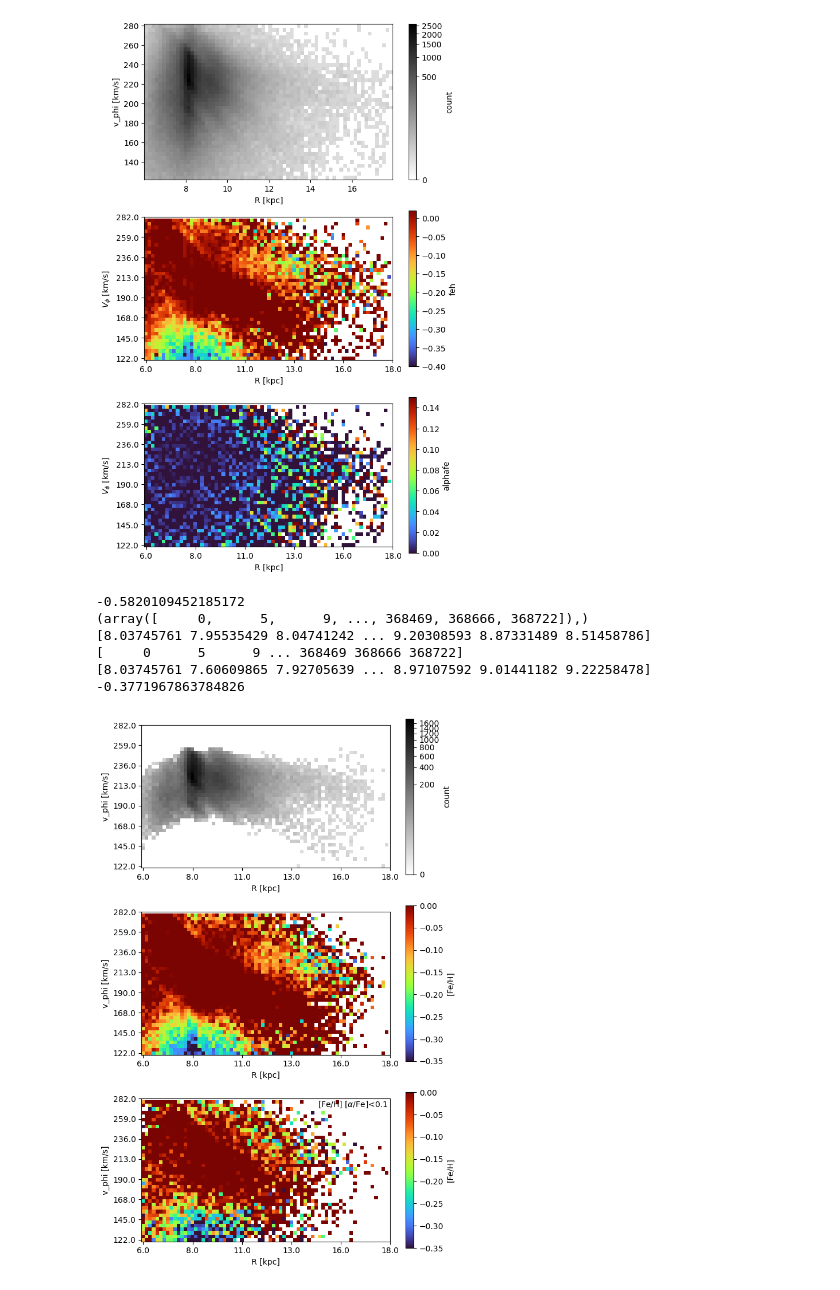
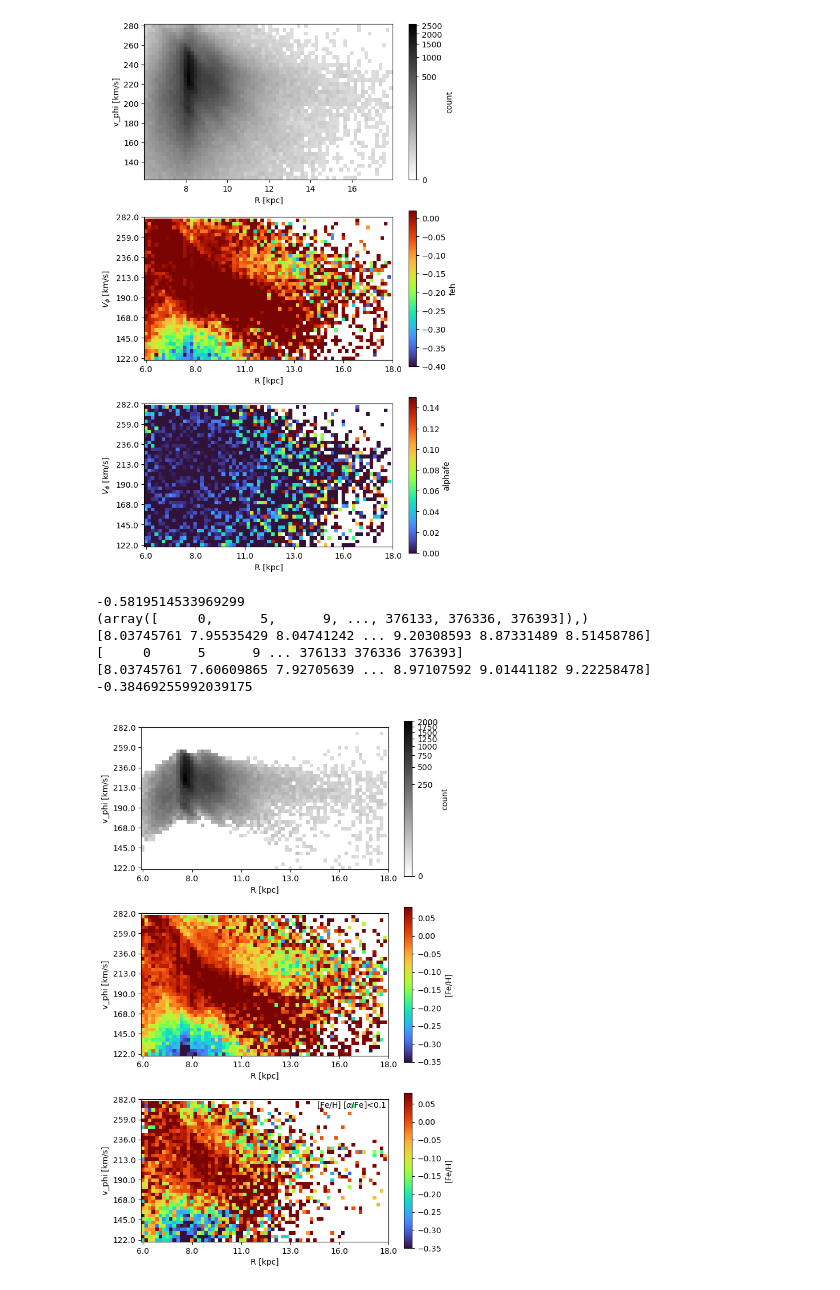
Before and after one commit to mikalambert/UCSC_DESI_MW, a Jupyter notebook: desi_map_iron-ridges_plot.ipynb, the cells around one changed output. Saved outputs shown, nothing was run; the diff lists cells and outputs as text; code cells hidden in the pictures.

```diff
--- a/desi_map_iron-ridges_plot.ipynb
+++ b/desi_map_iron-ridges_plot.ipynb
@@ -1419,7 +1592,7 @@ dist_index = np.where((dist<=dist_max) & (dist>dist_min))
 feh_1 = feh[dist_index]
 alphafe_1 = alphafe[dist_index]
 
-ind500 = np.where(((abs(z))<=3)&
+ind500 = np.where(((abs(z))<=8)&
                   (abs(phi)>160)&(abs(phi)<200)&
                   (r>6.)&(r<18.)&
                   (abs(v_z)<10)&
@@ -1511,7 +1684,7 @@ pcm = ax[1].imshow(image_col_mean,
                 origin='lower',
                 cmap = 'turbo',
                 norm = 'linear',
-                vmax = 0,
+                vmax = 0.08,
                 vmin=-0.35,
                 #extent=[-1.5,1.5,-1,1]
                )
@@ -1589,7 +1762,7 @@ pcm = ax[2].imshow(image_col_mean,
                 origin='lower',
                 cmap = 'turbo',
                 norm = 'linear',
-                vmax = 0,
+                vmax = 0.08,
                 vmin=-0.35,
                 #extent=[-1.5,1.5,-1,1]
                )
@@ -1607,36 +1780,36 @@ yticks = np.linspace(0, binning[1], 8)
 
 x_px = np.arange(0, len(hist[1]), 1)
 # What those pixel locations correspond to in data coordinates.
 # Also set the float format here
 m1,b1 = np.polyfit(x_px, hist[1], 1)
 xticklabels = m1*xticks + b1
 
 y_px = np.arange(0, len(hist[2]), 1)
 m2,b2 = np.polyfit(y_px, hist[2], 1)
 yticklabels = m2*yticks + b2
 
 ax[2].set_xticks(xticks)
 ax[2].set_yticks(yticks)
 ax[2].set_xticklabels(np.round(xticklabels))
 ax[2].set_yticklabels(np.round(yticklabels))
 ax[2].set_xlabel('R [kpc]')
 ax[2].set_ylabel('v_phi [km/s]')
 
 
 #y_label_list = np.array([np.round(min(-v_phi[ind500])),np.round(np.median(-v_phi[ind500])),np.round(max(-v_phi[ind500]))])
 #ax.set_yticks([-1,0,1])
 #ax.set_yticklabels(y_label_list)
 #ax.set_ylabel('$v_\phi$ [km/s]')
 #ax.set_ylim(50, 200)
 
 fig.colorbar(pcm, ax=ax[2], location='right', label='[Fe/H]')
 plt.text(.99, .99, r'[Fe/H] [$\alpha$/Fe]<0.1', ha='right', va='top', transform=ax[2].transAxes)
-#fig.savefig('./plots/r_v_phi_bins_70_40_metallicity.png', dpi=400)
+#fig.savefig('./plots/r_v_phi_bins_70_40_metallicity_new_scale.png', dpi=400)
 # %% [output]
--0.5820109452185172
-(array([     0,      5,      9, ..., 368469, 368666, 368722]),)
+-0.5819514533969299
+(array([     0,      5,      9, ..., 376133, 376336, 376393]),)
 [8.03745761 7.95535429 8.04741242 ... 9.20308593 8.87331489 8.51458786]
-[     0      5      9 ... 368469 368666 368722]
+[     0      5      9 ... 376133 376336 376393]
 [8.03745761 7.60609865 7.92705639 ... 8.97107592 9.01441182 9.22258478]
--0.3771967863784826
+-0.38469255992039175
-[figure, old version]
+[figure, new version]
```
Also changed, not shown: parts of 12 cells of this notebook, 4 other files.
